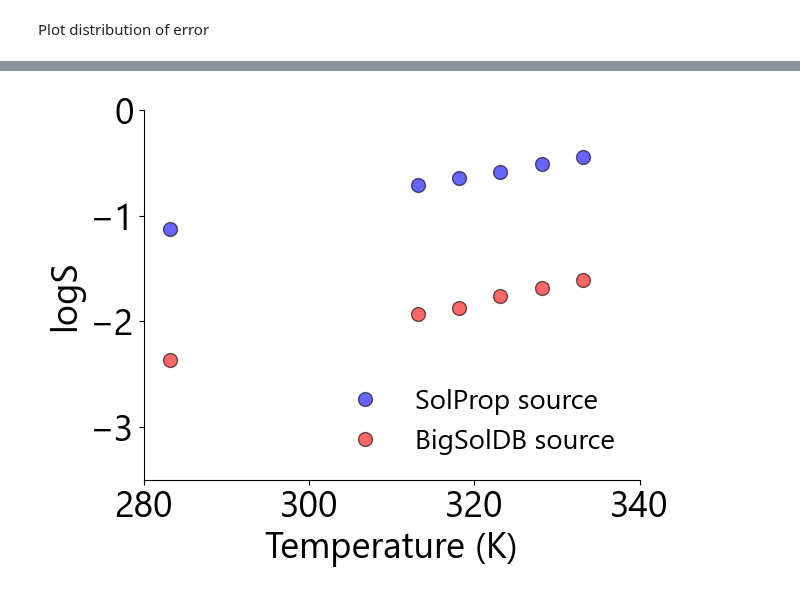
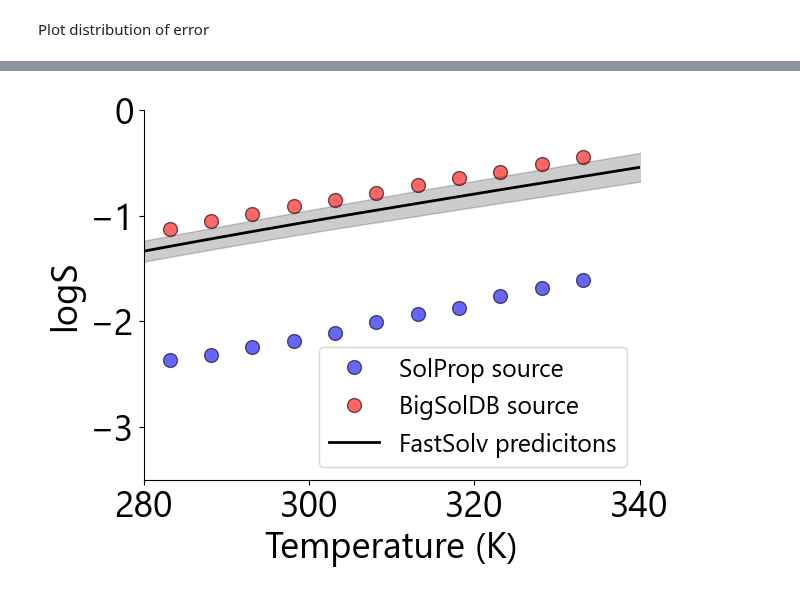
Before and after one commit to JacksonBurns/fastsolv, a Jupyter notebook: paper/analysis/experimental_variability.ipynb, the cells around one changed output, grey strips where cells are left out. Cells and saved outputs as stored; diff of their text form; code cells hidden in the pictures.

```diff
--- a/paper/analysis/experimental_variability.ipynb
+++ b/paper/analysis/experimental_variability.ipynb
@@ -84,4 +51,5 @@ Leeds and Solprop
 # %%
-RMSE, solutions_with_different_sources_solprop_leeds = solutions_different_sources(solprop, 'solprop', leeds, 'leeds', 2)
-print(RMSE)
+RMSE, bigsol_solprop = solutions_different_sources(bigsol, 'bigsol', solprop, 'solprop')
+RMSE, solprop_leeds = solutions_different_sources(solprop, 'solprop', leeds, 'leeds')
+RMSE, bigsol_leeds = solutions_different_sources(bigsol, 'bigsol', leeds, 'leeds')
 # %% [output]
@@ -191,5 +143,5 @@ ax1.legend(frameon= False)
 # %%
-num_bins = 4
+num_bins = 6
 final_df["logS_bin"] = pd.qcut(final_df["logS_2"], q=num_bins, duplicates="drop")
 per_bin_mse = np.sqrt(final_df.groupby("logS_bin")["squared_residual"].sum() / final_df.groupby("logS_bin")["squared_residual"].count())
 bin_centers = [
@@ -226,2 +178,5 @@ There is a single solution with multiple temperature points, so we will take a l
 # %%
-filtered_df = final_df.groupby(['solute_smiles', 'solvent_smiles']).filter(lambda x: len(x) >= 5)
+filtered_df = final_df.groupby(['solute_smiles', 'solvent_smiles']).filter(lambda x: len(x) >= 3)
+
+acetonitrile = filtered_df[filtered_df['solvent_smiles'] == 'CC#N']
+methanol = filtered_df[filtered_df['solvent_smiles'] == 'CO']
@@ -235,0 +185,16 @@ filtered_df = final_df.groupby(['solute_smiles', 'solvent_smiles']).filter(lambd
+# %%
+data = dict(
+    solvent_smiles=["CC#N"]*30,
+    solute_smiles=["CC(=O)NCC(=O)O"]*30,
+    temperature=np.linspace(275, 350, 30),
+)
+df = pd.DataFrame(data)
+acetonitrile_predictions = fastsolv(df)
+
+data = dict(
+    solvent_smiles=["CO"]*30,
+    solute_smiles=["CC(=O)NCC(=O)O"]*30,
+    temperature=np.linspace(275, 350, 30),
+)
+df = pd.DataFrame(data)
+methanol_predictions = fastsolv(df)
@@ -236,18 +210,21 @@ filtered_df = final_df.groupby(['solute_smiles', 'solvent_smiles']).filter(lambd
 # %%
 plt.figure(figsize=(6.4, 4.8))
 ax1 = plt.gca()
 rmse = np.sqrt(mean_squared_error(
         filtered_df["logS_1" ], filtered_df["logS_2"]))
 
 #ax1.plot(300, 0, marker = 'none', linestyle = 'none',  label = r"RMSE = " + f"{rmse:.2f}")
-ax1.plot(filtered_df['temperature_1'], filtered_df['logS_1'], color='b', marker = 'o', markersize = 10, linestyle = 'none', markeredgecolor = 'black', alpha = 0.6, label='SolProp source')
-ax1.plot(filtered_df['temperature_1'], filtered_df['logS_2'], color='r', marker = 'o', markersize = 10, linestyle = 'none', markeredgecolor = 'black', alpha = 0.6, label='BigSolDB source')
+ax1.plot(acetonitrile['temperature_1'], acetonitrile['logS_1'], color='b', marker = 'o', markersize = 10, linestyle = 'none', markeredgecolor = 'black', alpha = 0.6, label='SolProp source')
+ax1.plot(acetonitrile['temperature_1'], acetonitrile['logS_2'], color='r', marker = 'o', markersize = 10, linestyle = 'none', markeredgecolor = 'black', alpha = 0.6, label='BigSolDB source')
+ax1.plot(data['temperature'], acetonitrile_predictions['predicted_logS'].values, color='black', marker = 'none', linewidth = 2, linestyle = '-', label='FastSolv predicitons')
+ax1.fill_between(data['temperature'], np.subtract(acetonitrile_predictions['predicted_logS'].values, acetonitrile_predictions['predicted_logS_stdev'].values), np.add(acetonitrile_predictions['predicted_logS'].values, acetonitrile_predictions['predicted_logS_stdev'].values) , alpha = 0.2, color = 'black')
 
 ax1.set_xlabel("Temperature (K)")
 ax1.set_ylabel("logS")
+ax1.set_xlim([280,340])
 ax1.set_xticks([280, 300, 320, 340])
 ax1.set_ylim([-3.5, 0])
-ax1.legend(prop={'size': 20}, loc = 'lower right', frameon = False)
+ax1.legend(prop={'size': 18}, loc = 'lower right', frameon = True)
 ax1.spines[['right', 'top']].set_visible(False)
 # %% [output]
-[figure, old version]
+[figure, new version]
```
Also changed, not shown: parts of 18 cells of this notebook.
